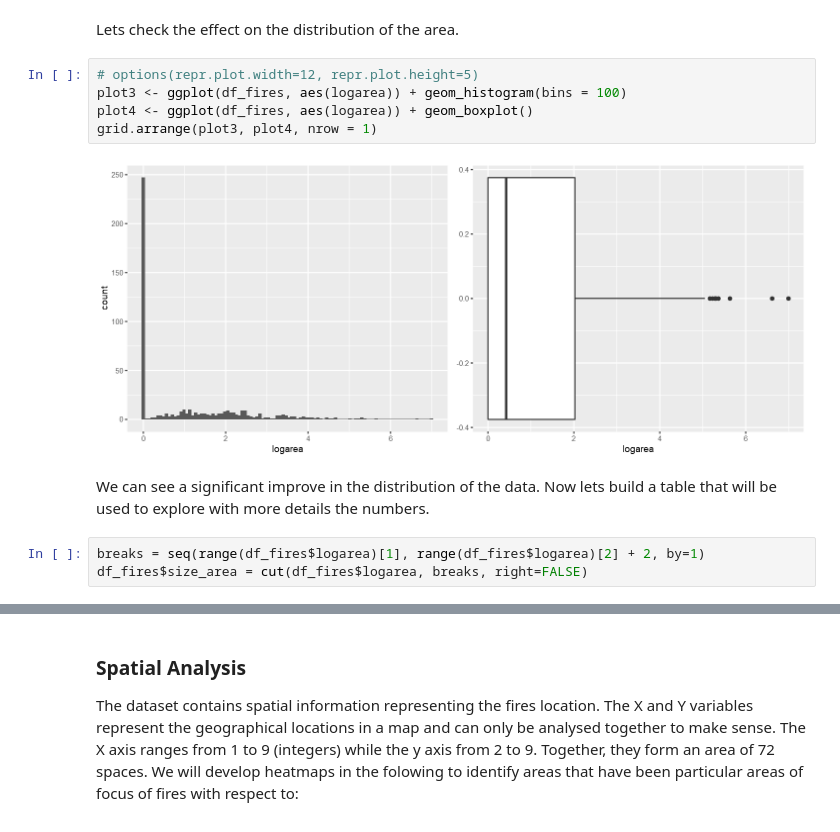
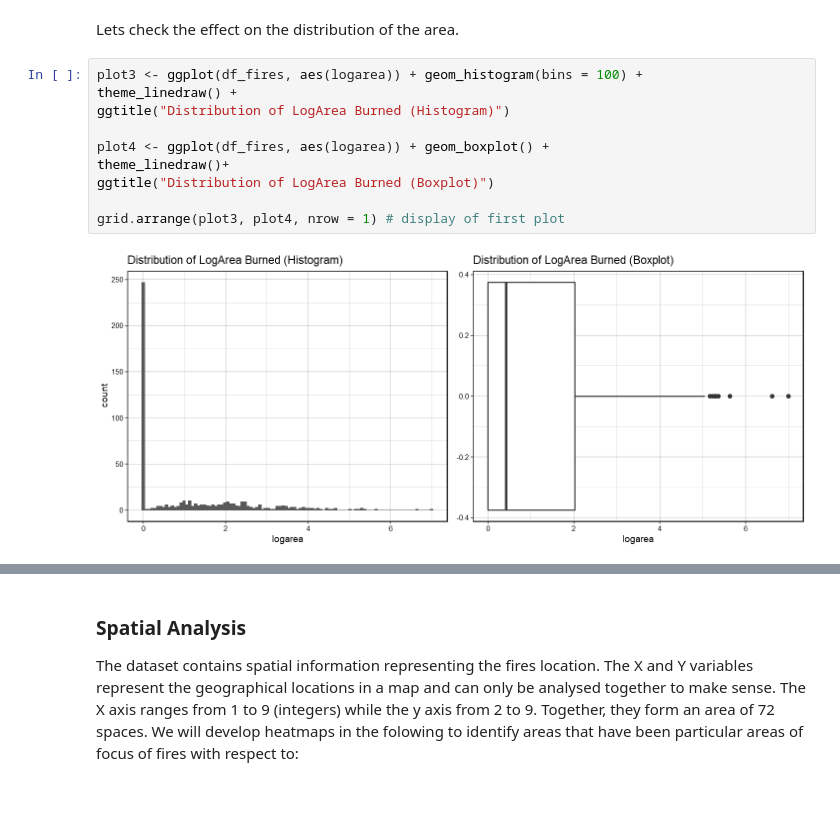
Before and after one commit to Agewerc/Bushfire-Analysis, a Jupyter notebook: Bushfire_Analysis_Area_Prediction.ipynb, the cells around one changed output, grey strips where cells are left out. Cells and saved outputs as stored; diff of their text form; blank space fills up the shorter version.

Commit message:
Introduction Revision + Charts

```diff
--- a/Bushfire_Analysis_Area_Prediction.ipynb
+++ b/Bushfire_Analysis_Area_Prediction.ipynb
@@ -76,14 +102,14 @@ df_fires$logarea <- log(df_fires$area+1)
 # %% [markdown]
 Lets check the effect on the distribution of the area.
 # %%
-# options(repr.plot.width=12, repr.plot.height=5)
-plot3 <- ggplot(df_fires, aes(logarea)) + geom_histogram(bins = 100)
-plot4 <- ggplot(df_fires, aes(logarea)) + geom_boxplot()
-grid.arrange(plot3, plot4, nrow = 1)
+plot3 <- ggplot(df_fires, aes(logarea)) + geom_histogram(bins = 100) +
+theme_linedraw() +
+ggtitle("Distribution of LogArea Burned (Histogram)")
+
+plot4 <- ggplot(df_fires, aes(logarea)) + geom_boxplot() +
+theme_linedraw()+
+ggtitle("Distribution of LogArea Burned (Boxplot)")
+
+grid.arrange(plot3, plot4, nrow = 1) # display of first plot
 # %% [output]
-[figure, old version]
+[figure, new version]
-# %% [markdown]
-We can see a significant improve in the distribution of the data. Now lets build a table that will be used to explore with more details the numbers.
-# %%
-breaks = seq(range(df_fires$logarea)[1], range(df_fires$logarea)[2] + 2, by=1)
-df_fires$size_area = cut(df_fires$logarea, breaks, right=FALSE)
```
Also changed, not shown: parts of 36 cells of this notebook.
